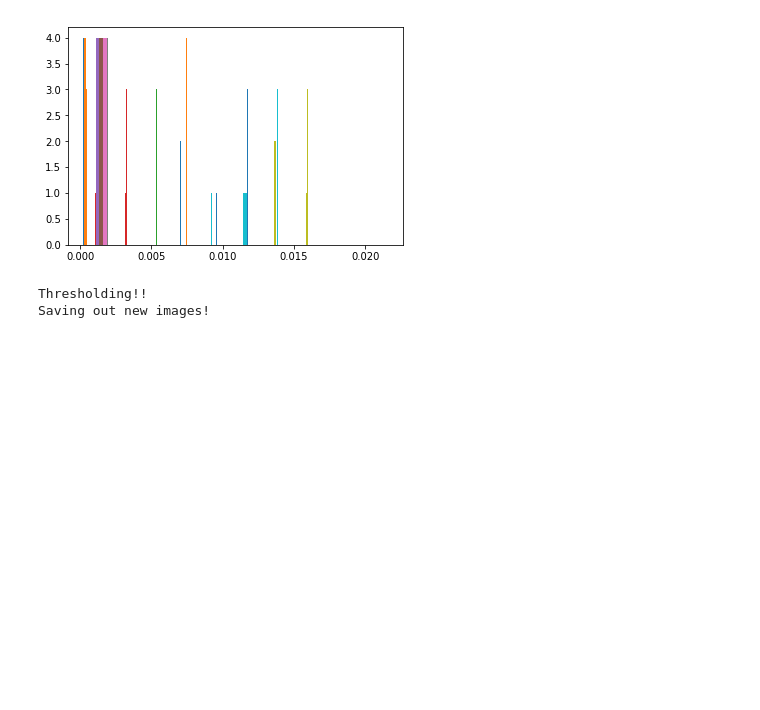
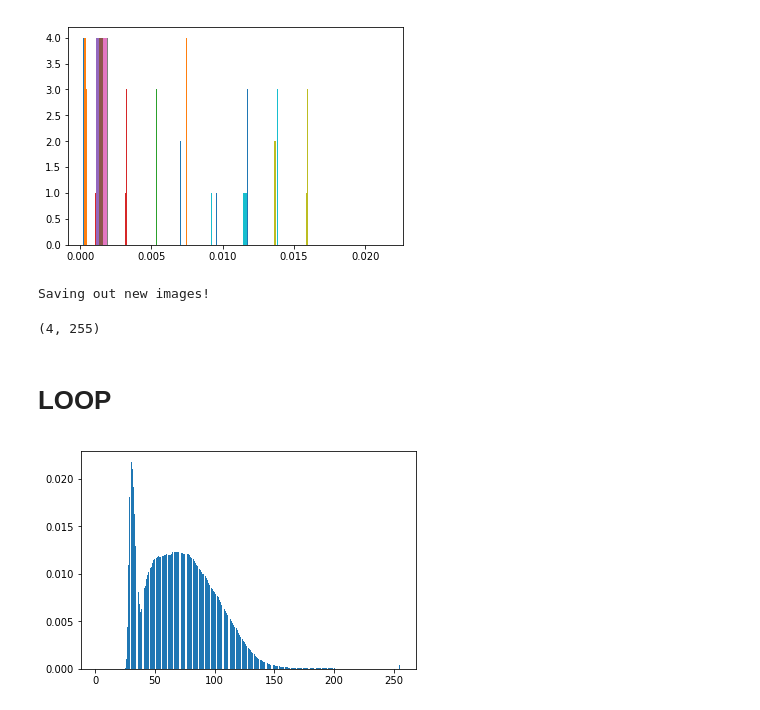
Before and after one commit to SpeerLab/STORM-UI, a Jupyter notebook: Z-Alignment Histogram Equalization.ipynb, the cells around one changed output. Cells and saved outputs as stored; diff of their text form; code cells hidden in the pictures; blank space fills up the shorter version.

```diff
--- a/Z-Alignment Histogram Equalization.ipynb
+++ b/Z-Alignment Histogram Equalization.ipynb
@@ -102,31 +95,40 @@ plt.show()
 chan = hy4cb
 varuse4 = np.zeros([num_images, 255])
 
-x_hist = np.arange(1,255)
-x_sections = np.arange(0, num_images)
+# x_hist = np.arange(1,255)
+# x_sections = np.arange(0, num_images)
 
-print('Thresholding!!')
+# print('Thresholding!!')
 
-for i in range(255):
-    zthresh = 3
-    curr_param = chan[:, i] # Distribution of channel i values across all images
+# for i in range(255):
+#     zthresh = 3
+#     curr_param = chan[:, i] # Distribution of channel i values across all images
 
-    mean = np.mean(curr_param, axis=0)
-    sd = np.std(curr_param, axis=0)
-    distance_from_mean = abs(chan[:, i] - mean)
-    mask = distance_from_mean < zthresh * sd
+#     mean = np.mean(curr_param, axis=0)
+#     sd = np.std(curr_param, axis=0)
+#     distance_from_mean = abs(chan[:, i] - mean)
+#     mask = distance_from_mean < zthresh * sd
 
-    # Select which sections can be used for smooth interpolation
-    currfitx = x_sections[mask]
-    currfity = curr_param[mask]
+#     # Select which sections can be used for smooth interpolation
+#     currfitx = x_sections[mask]
+#     currfity = curr_param[mask]
 
-    # currfitx = (currfitx - np.mean(currfitx)) / (np.std(currfitx) + 0.00001)
-    # currfity = (currfity - np.mean(currfity)) / (np.std(currfity) + 0.00001)
+#     # currfitx = (currfitx - np.mean(currfitx)) / (np.std(currfitx) + 0.00001)
+#     # currfity = (currfity - np.mean(currfity)) / (np.std(currfity) + 0.00001)
 
-    spl = UnivariateSpline(currfitx, currfity)
-    spl.set_smoothing_factor(0.9)
+#     spl = UnivariateSpline(currfitx, currfity)
+#     spl.set_smoothing_factor(0.9)
 
-    varuse4[:, i] = spl(np.arange(0,num_images))
+#     varuse4[:, i] = spl(np.arange(0,num_images))
+
+Number = range(255)
+varuse4 = np.zeros([num_images,255])
+list_x = range(num_images)
+#Some warnings here when using test num_images = 4.
+for i in Number:
+    poly = np.polyfit(list_x, chan[:,i],4)
+    poly_y = np.poly1d(poly)(list_x)
+    varuse4[:,i] = poly_y
 
 path4 = exp_folder + 'unaligned\\for_align\\'
 path4a = exp_folder + 'unaligned\\for_align_ds\\'
@@ -138,8 +140,11 @@ if not os.path.exists(path4):
     os.mkdir(path4)
 if not os.path.exists(path4a):
     os.mkdir(path4a)
-
-hgram4 = varuse4 / varuse4.sum(axis=0, keepdims=True) # Normalize over the channels for each image
 # %% [output]
-Thresholding!!
 Saving out new images!
+# %%
+varuse4.shape
+# %% [output]
+(4, 255)
+# %% [markdown]
+# LOOP
@@ -145,0 +153,5 @@ Saving out new images!
+# %%
+plt.bar(np.arange(1, 256), varuse4[i])
+plt.show()
+# %% [output]
+[figure, added]
```
Also changed, not shown: parts of 20 cells of this notebook, 2 other files.
